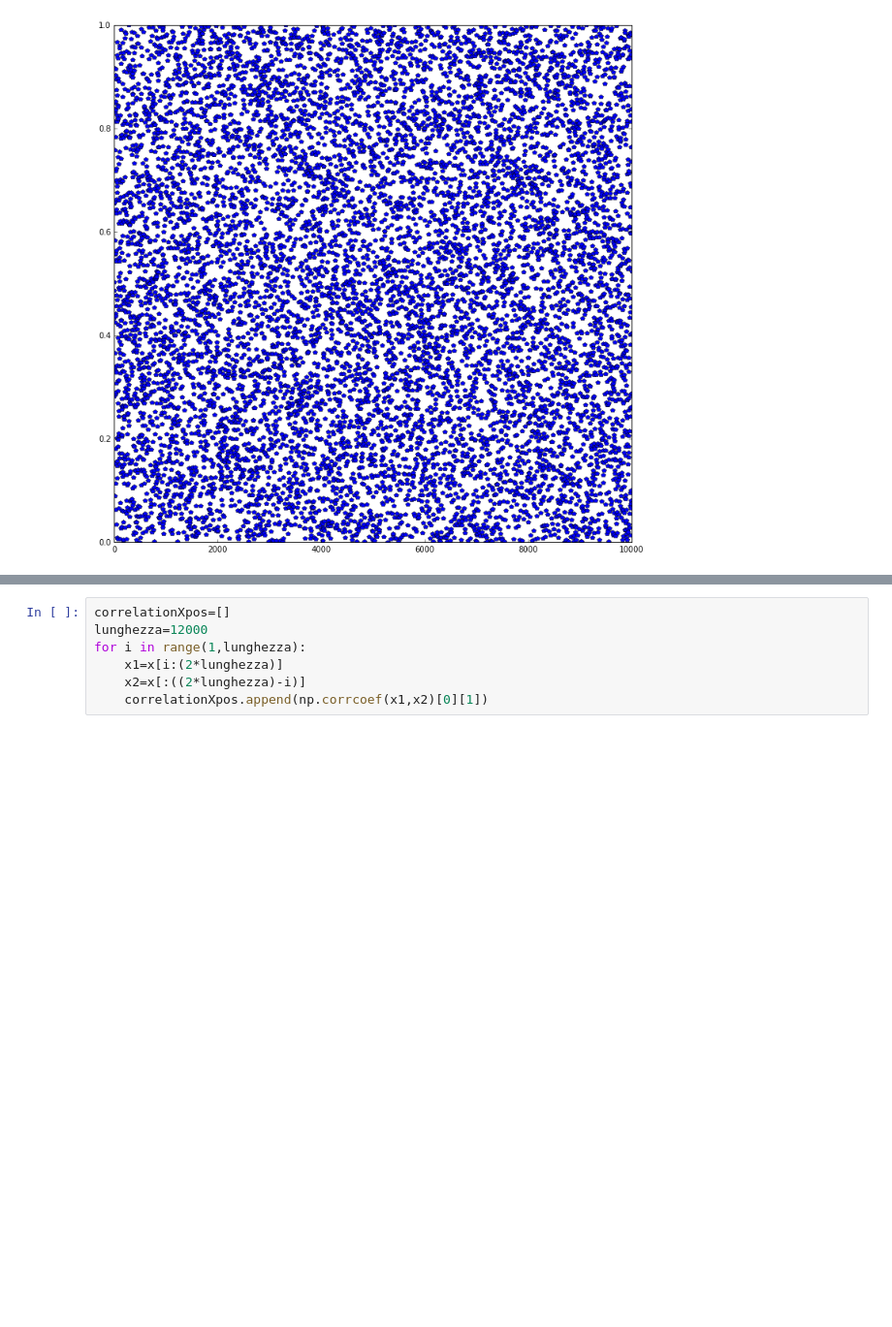
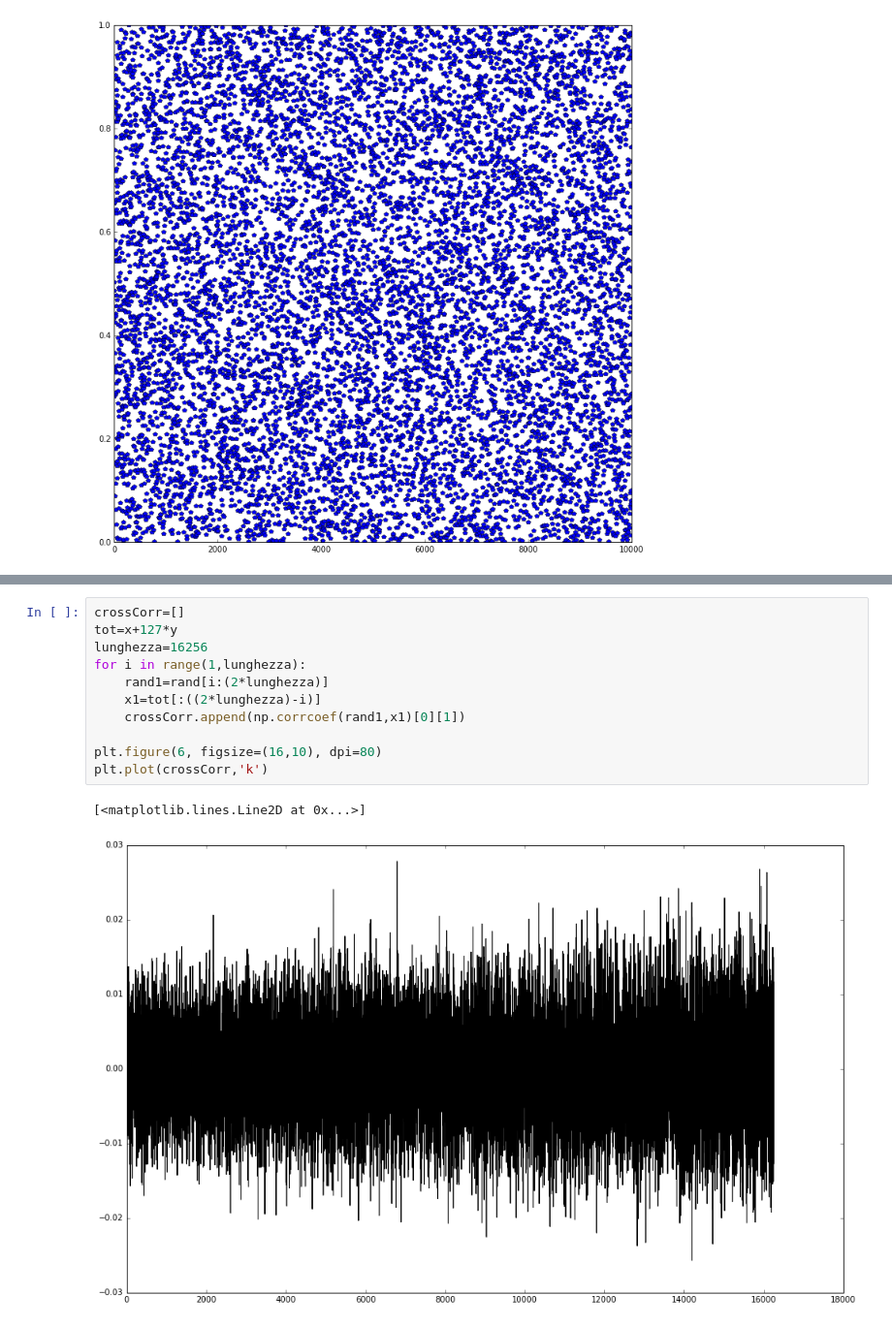
Before and after one commit to algebrato/Ising-Model, a Jupyter notebook: CPU/script/Correlazione-bins.ipynb, the cells around one changed output, grey strips where cells are left out. Shown at 97% size. Cells and saved outputs as stored; diff of their text form; blank space fills up the shorter version.

```diff
--- a/CPU/script/Correlazione-bins.ipynb
+++ b/CPU/script/Correlazione-bins.ipynb
@@ -81,7 +117,14 @@ plt.plot(rand[1:10000],'p')
 # %%
-correlationXpos=[]
-lunghezza=12000
+crossCorr=[]
+tot=x+127*y
+lunghezza=16256
 for i in range(1,lunghezza):
-    x1=x[i:(2*lunghezza)]
-    x2=x[:((2*lunghezza)-i)]
-    correlationXpos.append(np.corrcoef(x1,x2)[0][1])
+    rand1=rand[i:(2*lunghezza)]
+    x1=tot[:((2*lunghezza)-i)]
+    crossCorr.append(np.corrcoef(rand1,x1)[0][1])
+
+plt.figure(6, figsize=(16,10), dpi=80)
+plt.plot(crossCorr,'k')
+# %% [output]
+[<matplotlib.lines.Line2D at 0x...>]
+[figure, added]
```
Also changed, not shown: parts of 3 cells of this notebook.
